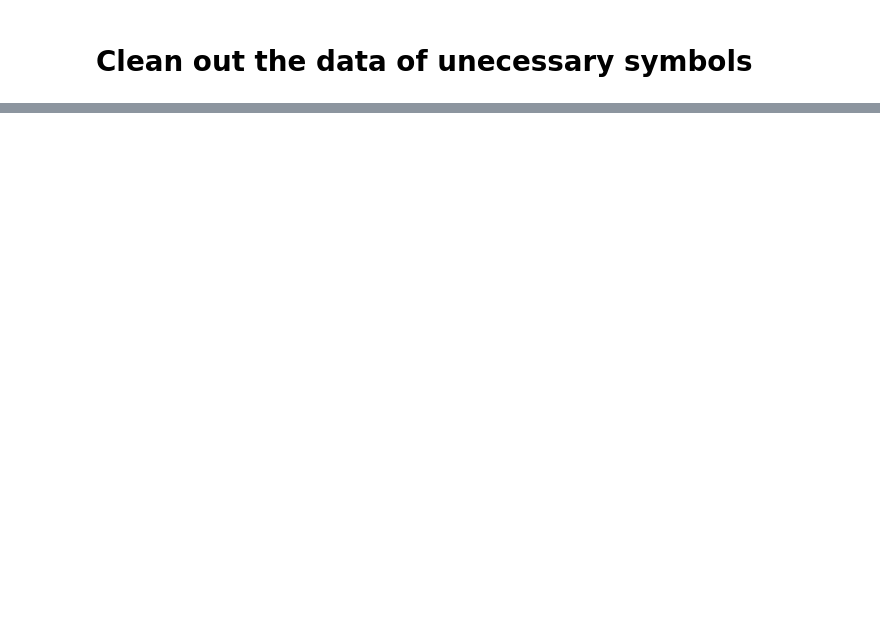
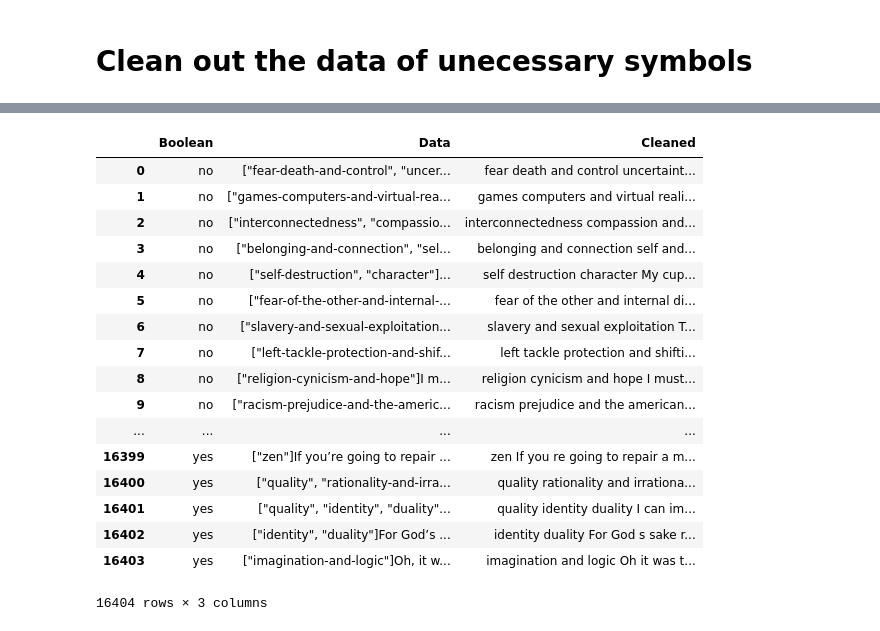
Before and after one commit to Nathanllee1/EvidenceFinder, a Jupyter notebook: Scraping and training stuff/Data Formatter.ipynb, the cells around one changed output, grey strips where cells are left out. Drawn from its saved outputs; the diff is of its cells as text; code cells hidden in the pictures; blank space fills up the shorter version.

```diff
--- a/Scraping and training stuff/Data Formatter.ipynb
+++ b/Scraping and training stuff/Data Formatter.ipynb
@@ -116,13 +99,0 @@ KeyError: 'Themes'
-# %%
-#print(finalframe.loc[,"themequote"])
-df = pd.read_csv('alldata.csv')
-
-for item in df['Theme and quotes']:
-    df["stripped"] = re.sub(r'[^a-zA-Z0-9]', ' ', item)
-
-'''
-for row in df.iteritems():
-    grabbed = row[1]
-    print(grabbed)
-    #df["stripped"] = re.sub(r'[^a-zA-Z0-9]', ' ', object)
-    '''
@@ -167,0 +102,30 @@ for index,row in df.iterrows():
+# %%
+#print(finalframe.loc[,"themequote"])
+df = pd.read_csv('alldata.csv')
+
+
+rowcounter = 0
+df.columns = ['Boolean', 'Data']
+df["Cleaned"] = ''
+#print(df)
+
+while rowcounter < df.shape[0]:
+    item = df.iloc[rowcounter, 1]
+    item = re.sub(r'[^a-zA-Z0-9]', ' ', item)
+    df.iloc[rowcounter, 2] = item
+    rowcounter += 1
+    print(rowcounter, end=' ')
+
+
+'''
+for item in df.loc['Theme and quotes', rowcounter]:
+    df.loc["stripped", rowcounter] = re.sub(r'[^a-zA-Z0-9]', ' ', item)
+    rowcounter += 1
+    print(rowcounter, end=' ')
+
+
+for row in df.iteritems():
+    grabbed = row[1]
+    print(grabbed)
+    #df["stripped"] = re.sub(r'[^a-zA-Z0-9]', ' ', object)
+    '''
@@ -168,3 +135,24 @@ for index,row in df.iterrows():
+# %%
+df
+# %% [output]
+|  | Boolean | Data | Cleaned |
+| 0 | no | ["fear-death-and-control", "uncer... | fear death and control uncertaint... |
+| 1 | no | ["games-computers-and-virtual-rea... | games computers and virtual reali... |
+| 2 | no | ["interconnectedness", "compassio... | interconnectedness compassion and... |
+| 3 | no | ["belonging-and-connection", "sel... | belonging and connection self and... |
+| 4 | no | ["self-destruction", "character"]... | self destruction character My cup... |
+| 5 | no | ["fear-of-the-other-and-internal-... | fear of the other and internal di... |
+| 6 | no | ["slavery-and-sexual-exploitation... | slavery and sexual exploitation T... |
+| 7 | no | ["left-tackle-protection-and-shif... | left tackle protection and shifti... |
+| 8 | no | ["religion-cynicism-and-hope"]I m... | religion cynicism and hope I must... |
+| 9 | no | ["racism-prejudice-and-the-americ... | racism prejudice and the american... |
+| ... | ... | ... | ... |
+| 16399 | yes | ["zen"]If you’re going to repair ... | zen If you re going to repair a m... |
+| 16400 | yes | ["quality", "rationality-and-irra... | quality rationality and irrationa... |
+| 16401 | yes | ["quality", "identity", "duality"... | quality identity duality I can im... |
+| 16402 | yes | ["identity", "duality"]For God’s ... | identity duality For God s sake r... |
+| 16403 | yes | ["imagination-and-logic"]Oh, it w... | imagination and logic Oh it was t... |
+16404 rows × 3 columns
 # %%
 df
 df.to_csv('alldata.csv', index=False)
```
Also changed, not shown: parts of 6 cells of this notebook, 1 other file.
